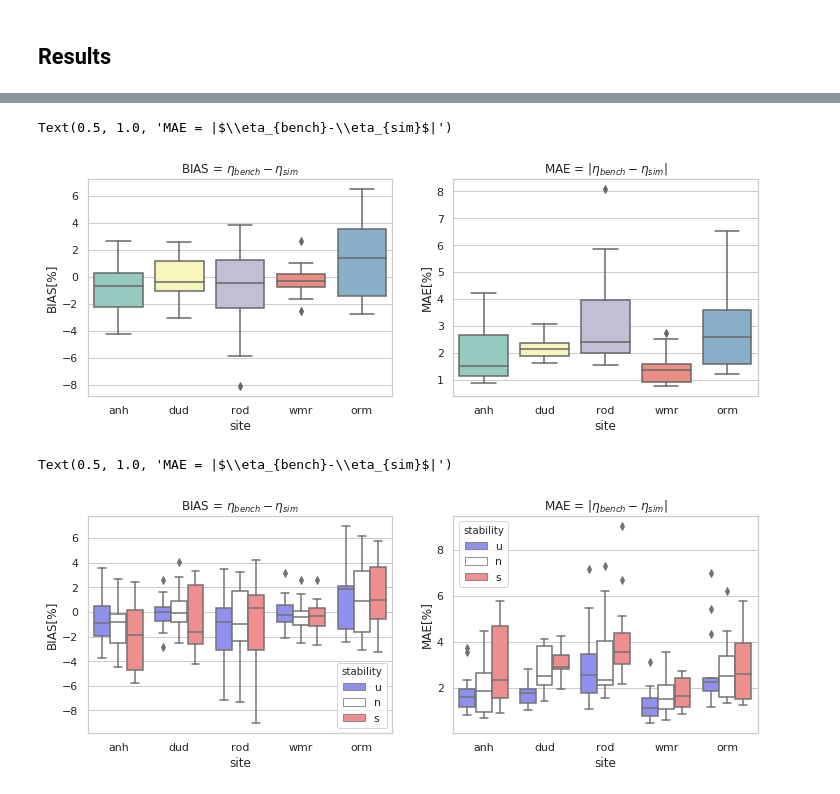
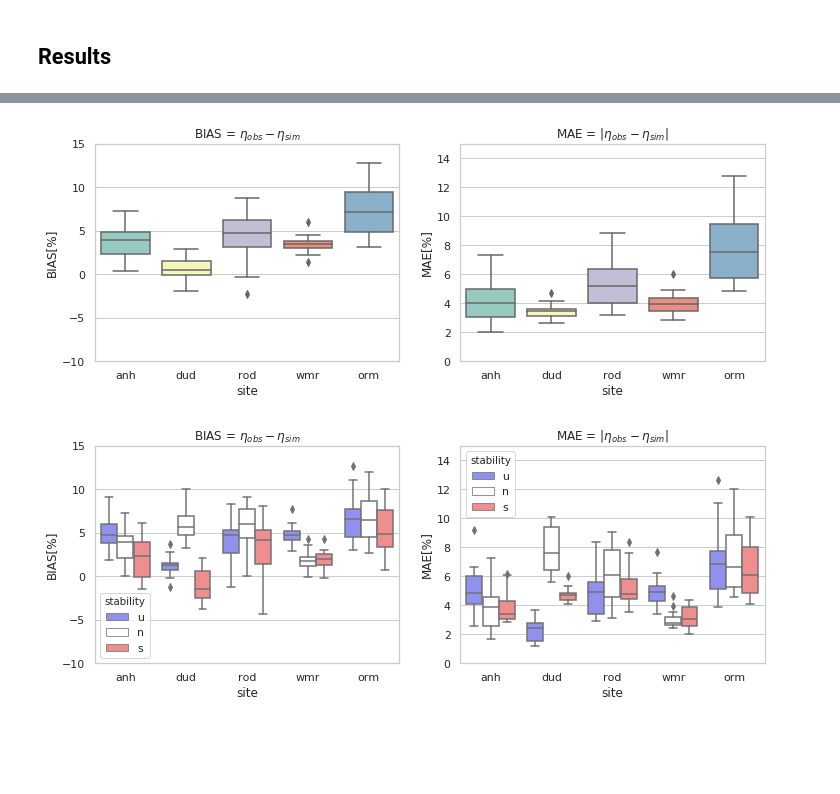
Before and after one commit to CENER-EPR/OWAbench, a Jupyter notebook: OWA_Wake_Modelling_Challenge.ipynb, the cells around one changed output, grey strips where cells are left out. Cells and saved outputs as stored; diff of their text form; code cells hidden in the pictures; blank space fills up the shorter version.

Commit message:
Local Bias correction added

```diff
--- a/OWA_Wake_Modelling_Challenge.ipynb
+++ b/OWA_Wake_Modelling_Challenge.ipynb
@@ -53,11 +54,16 @@ sites.style.set_properties(**{'text-align': 'center'})
-# %%
-bias = dict.fromkeys(sites['ID'])
-mae = dict.fromkeys(sites['ID'])
-for i in range(n_sites):
-    bias[sites['ID'][i]] = pd.read_csv('./' + sites["Name"][i] + '/results/' + sites["ID"][i]+ '_bias.csv',index_col = 0)
-    mae[sites['ID'][i]] = pd.read_csv('./' + sites["Name"][i] + '/results/' + sites["ID"][i]+ '_mae.csv',index_col = 0)
 # %% [markdown]
 ## Results
+# %%
+# Select which set of results to plot
+filename = 'blind'; bench = 'ensemble'          # vs ensemble
+filename = 'mesocorrected'; bench = 'obs' # vs observations with mesoscale bias correction
+
+# Load metrics for all the sites
+bias = dict.fromkeys(sites['ID'])
+mae = dict.fromkeys(sites['ID'])
+for i in range(n_sites):
+    bias[sites['ID'][i]] = pd.read_csv('./' + sites["Name"][i] + '/results/' + sites["ID"][i] + '_' + filename + '_bias.csv',index_col = 0)
+    mae[sites['ID'][i]]  = pd.read_csv('./' + sites["Name"][i] + '/results/' + sites["ID"][i] + '_' + filename + '_mae.csv',index_col = 0)
 # %%
 # Select which simulations will be included in the plots for each site
 plotresults = dict.fromkeys(sites['ID'])
@@ -71,11 +77,13 @@ plotresults['wmr'] = [0,1,2,4,6,8,9,10,11,12,13,14,15]
 plotresults['orm'] = [0,1,2,3,4,6,8,9,10,11,12,13,14,15]
 
 # Common set of simulations for all the sites
-plotresults['anh'] = [0,1,2,3,4,5 ,6 ,8 ,11,12,13,14,15]
-plotresults['dud'] = [0,1,2,4,7,9 ,10,11,12,13,14,15,16]
-plotresults['rod'] = [0,1,2,3,7,10,12,14,15,16,17,18,19]
-plotresults['wmr'] = [0,1,2,4,6,8 ,9 ,10,11,12,13,14,15]
-plotresults['orm'] = [0,1,2,4,6,8 ,9 ,10,11,12,13,14,15]
+plotresults['anh'] = [0,1,2,3,4,5 ,6 ,8 ,11,12,13,14,15,25]
+plotresults['dud'] = [0,1,2,4,7,9 ,10,11,12,13,14,15,16,24]
+plotresults['rod'] = [0,1,2,3,7,10,12,14,15,16,17,18,19,32]
+plotresults['wmr'] = [0,1,2,4,6,8 ,9 ,10,11,12,13,14,15,30]
+plotresults['orm'] = [0,1,2,4,6,8 ,9 ,10,11,12,13,14,15,24]
+
+n_sims = len(plotresults['anh'])
 
 # Create a single dataframe with all the results
 for site in sites['ID']:
@@ -87,19 +116,20 @@ mae_df = pd.concat([mae[site].iloc[plotresults[site]] for site in sites['ID']],
 # %%
+# Overall results
 sns.set(style="whitegrid", palette="Set3")
 
-# Overall results
 plt.figure(figsize=(12, 4))
 ax1 = plt.subplot(1, 2, 1)
 ax1 = sns.boxplot(x='site', y='BIAS[%]', data = bias_df)
 #ax1 = sns.swarmplot(x='site', y='BIAS[%]', data = bias_df, color=".25")
-ax1.set_title('BIAS = $\eta_{bench}-\eta_{sim}$')
+ax1.set_title('BIAS = $\eta_{{{}}}-\eta_{{sim}}$'.format(bench))
+ax1.set_ylim(-10,15)
 ax2 = plt.subplot(1, 2, 2)
 ax2 = sns.boxplot(x='site', y='MAE[%]', data = mae_df)
 #ax2 = sns.swarmplot(x='site', y='MAE[%]', data = mae_df, color=".25")
-ax2.set_title('MAE = |$\eta_{bench}-\eta_{sim}$|')
+ax2.set_title('MAE = |$\eta_{{{}}}-\eta_{{sim}}$|'.format(bench))
+ax2.set_ylim(0,15);
 # %% [output]
-Text(0.5, 1.0, 'MAE = |$\\eta_{bench}-\\eta_{sim}$|')
-[figure, old version]
+[figure, new version]
 # %%
 # Results by stability
 cols = bias_df.columns.values
@@ -133,10 +163,11 @@ mae_stab = pd.concat([mae_u,mae_n,mae_s], axis = 0)
 plt.figure(figsize=(12, 4))
 ax1 = plt.subplot(1, 2, 1)
 ax1 = sns.boxplot(x='site', y='BIAS[%]', hue = 'stability', data = bias_stab, palette = 'bwr')
-ax1.set_title('BIAS = $\eta_{bench}-\eta_{sim}$')
+ax1.set_title('BIAS = $\eta_{{{}}}-\eta_{{sim}}$'.format(bench))
+ax1.set_ylim(-10,15)
 ax2 = plt.subplot(1, 2, 2)
 ax2 = sns.boxplot(x='site', y='MAE[%]', hue = 'stability', data = mae_stab, palette = 'bwr')
-ax2.set_title('MAE = |$\eta_{bench}-\eta_{sim}$|')
+ax2.set_title('MAE = |$\eta_{{{}}}-\eta_{{sim}}$|'.format(bench))
+ax2.set_ylim(0,15);
 # %% [output]
-Text(0.5, 1.0, 'MAE = |$\\eta_{bench}-\\eta_{sim}$|')
-[figure, old version]
+[figure, new version]
```
Also changed, not shown: parts of 6 cells of this notebook, 6 other files.
